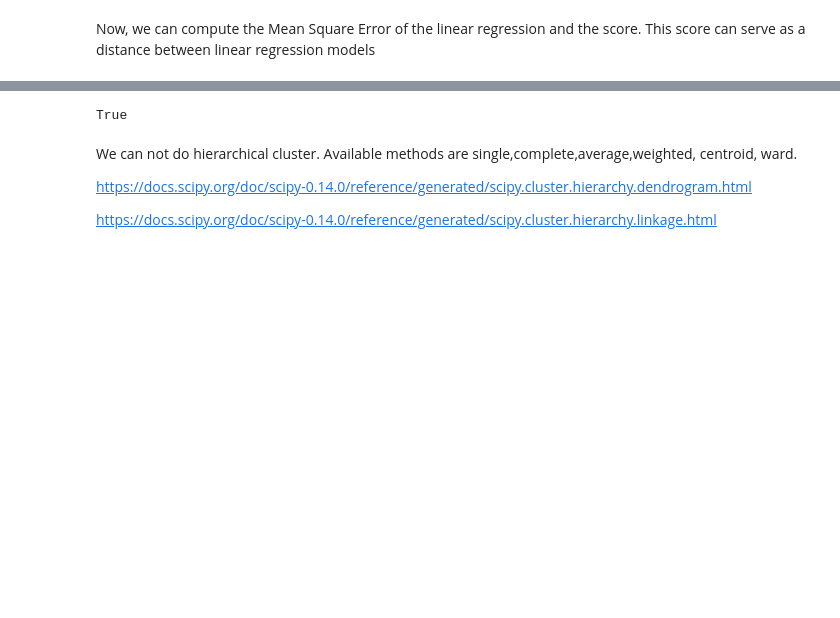
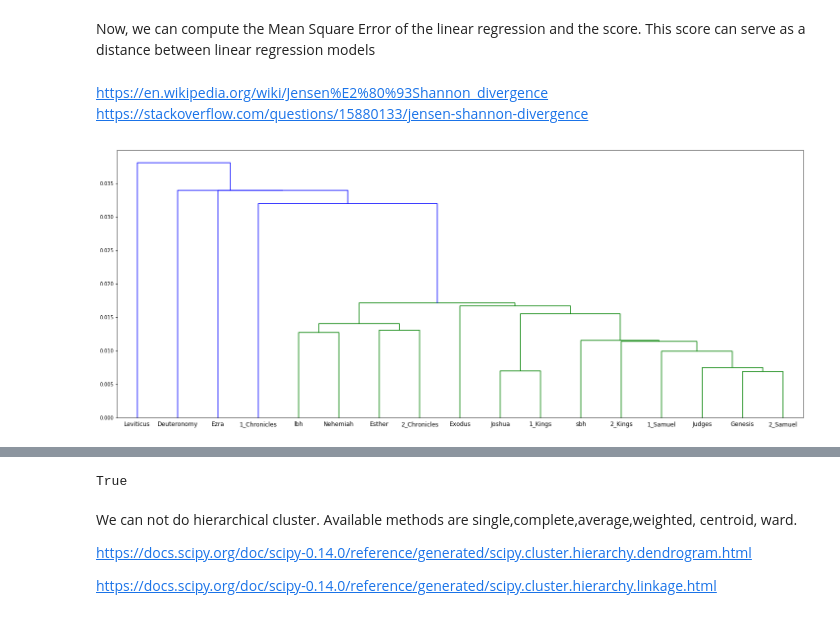
Before and after one commit to ETCBC/Probabilistic_Language_Change, a Jupyter notebook: Counting analysis.ipynb, the cells around one changed output, grey strips where cells are left out. Saved outputs shown, nothing was run; the diff lists cells and outputs as text; code cells hidden in the pictures; blank space fills up the shorter version.

```diff
--- a/Counting analysis.ipynb
+++ b/Counting analysis.ipynb
@@ -104,14 +107,31 @@ def correlation_Spear(df, books):
             df_Cor.loc[i,j] = 1-c
     return df_Cor
 
-def hierarchical_clustering(distanceMatrix, method):
+# https://en.wikipedia.org/wiki/Jensen%E2%80%93Shannon_divergence
+def JSD(P, Q):
+    _P = P / norm(P, ord=1)
+    _Q = Q / norm(Q, ord=1)
+    _M = 0.5 * (_P + _Q)
+    return 0.5 * (entropy(_P, _M) + entropy(_Q, _M))
+
+def JSD_Divergence(df, books):
+    df_JSD = pd.DataFrame(np.zeros((len(books), len(books))), columns = books, index = books)
+    for indexi,i in enumerate(books):
+        for indexj,j in enumerate(books):
+            x = np.array(df[i].values) #X vector
+            y = np.array(df[j].values) #Y vector
+
+            df_JSD.loc[i,j] = JSD(x, y)
+    return df_JSD
+
+def hierarchical_clustering(distanceMatrix, method, books):
     '''
     Compute hierarchical clustering. Methods are single,complete,average,weighted, centroid, ward.
     https://docs.scipy.org/doc/scipy-0.14.0/reference/generated/scipy.cluster.hierarchy.linkage.html
     '''
     Z = linkage(distanceMatrix,  method)
     plt.figure(figsize=(25, 10))
-    dendrogram(Z, labels = list(data.keys()))
+    dendrogram(Z, labels = books)
     plt.show()
 # %% [markdown]
 ## Phrase function
@@ -152,2 +174,16 @@ plot_occurences(df_Count, ["Genesis","sbh","Esther","Nehemiah", "lbh"])
 # %% [markdown]
 Now, we can compute the Mean Square Error of the linear regression and the score. This score can serve as a distance between linear regression models
+# %% [markdown]
+https://en.wikipedia.org/wiki/Jensen%E2%80%93Shannon_divergence
+https://stackoverflow.com/questions/15880133/jensen-shannon-divergence
+# %%
+df_JSD = JSD_Divergence(df_Prob, data.keys())
+
+
+Z=linkage(np.matrix(df_JSD.values), 'single')
+plt.figure(figsize=(25,10))
+dendrogram(Z, labels = list(data.keys()))
+
+plt.show()
+# %% [output]
+[figure, added]
```
Also changed, not shown: parts of 13 cells of this notebook.
